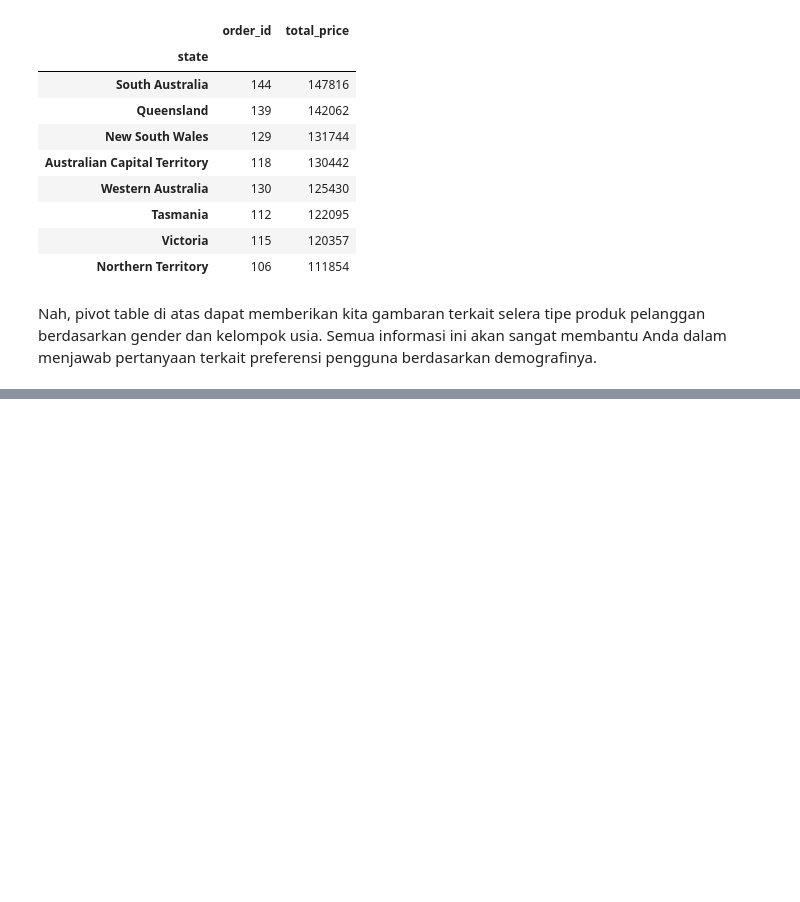
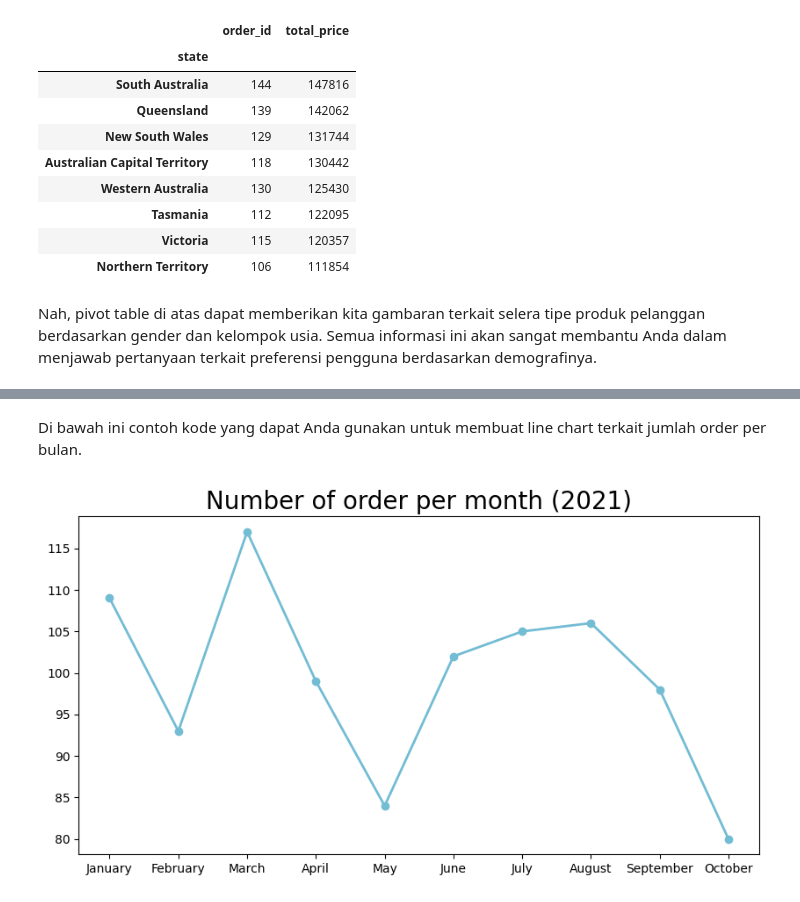
Before and after one commit to farhanzibran/Analisis_Data_Fashion, a Jupyter notebook: proyek_analisis_data.ipynb, the cells around one changed output, grey strips where cells are left out. Drawn from its saved outputs; the diff is of its cells as text; code cells hidden in the pictures; blank space fills up the shorter version.

```diff
--- a/proyek_analisis_data.ipynb
+++ b/proyek_analisis_data.ipynb
@@ -1236,0 +1273,12 @@ Nah, pivot table di atas dapat memberikan kita gambaran terkait selera tipe prod
+# %%
+monthly_orders_df = all_df.resample(rule='M', on='order_date').agg({
+    "order_id": "nunique",
+    "total_price": "sum"
+})
+monthly_orders_df.index = monthly_orders_df.index.strftime('%B') #mengubah format order date menjadi Tahun-Bulan
+monthly_orders_df = monthly_orders_df.reset_index()
+monthly_orders_df.rename(columns={
+    "order_id": "order_count",
+    "total_price": "revenue"
+}, inplace=True)
+monthly_orders_df.head(15)
@@ -1236,0 +1297,17 @@ Nah, pivot table di atas dapat memberikan kita gambaran terkait selera tipe prod
+# %% [markdown]
+Di bawah ini contoh kode yang dapat Anda gunakan untuk membuat line chart terkait jumlah order per bulan.
+# %%
+plt.figure(figsize=(10, 5))
+plt.plot(
+    monthly_orders_df["order_date"],
+    monthly_orders_df["order_count"],
+    marker='o',
+    linewidth=2,
+    color="#72BCD4"
+)
+plt.title("Number of order per month (2021)", loc="center", fontsize=20)
+plt.xticks(fontsize=10)
+plt.yticks(fontsize=10)
+plt.show()
+# %% [output]
+[figure, added]
```
Also changed, not shown: parts of 49 cells of this notebook.
